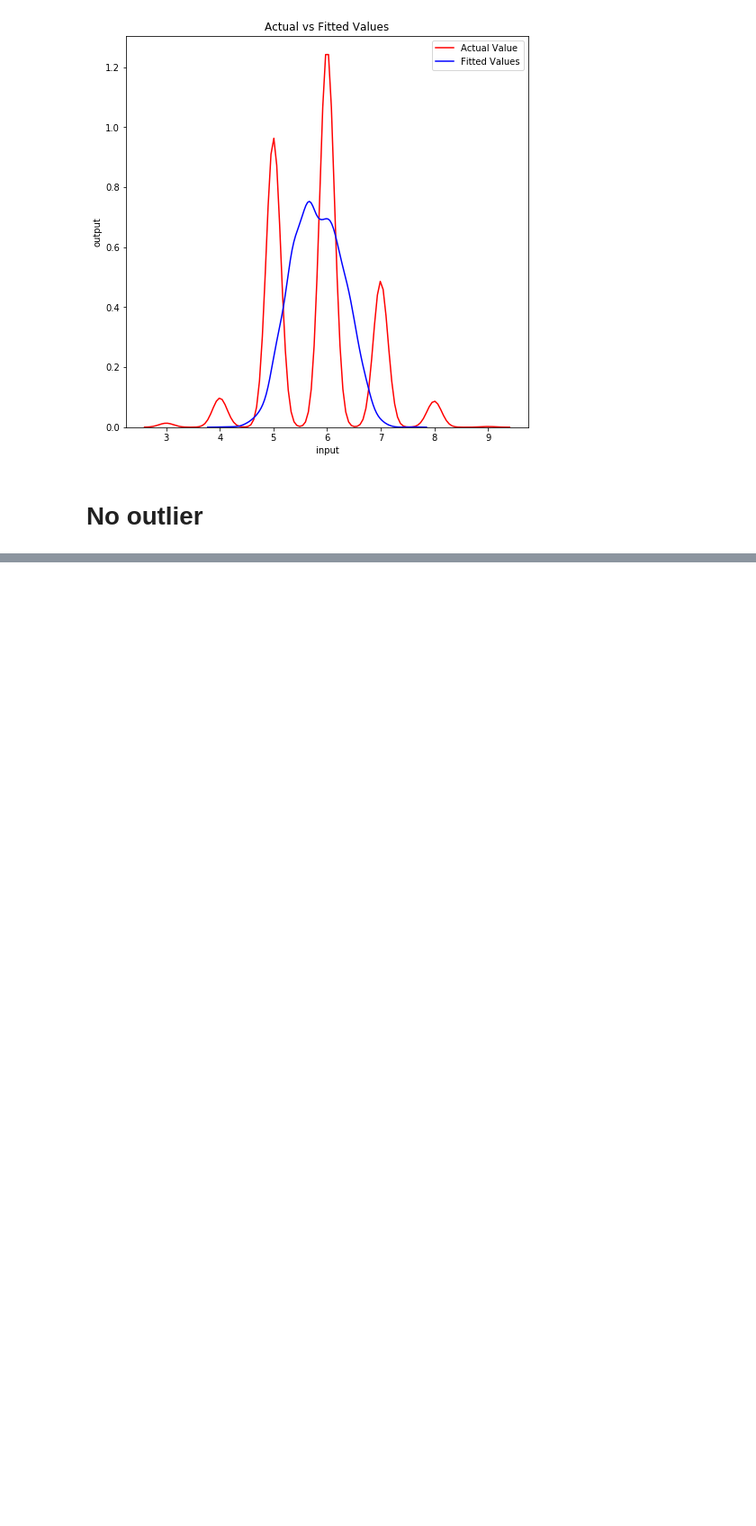
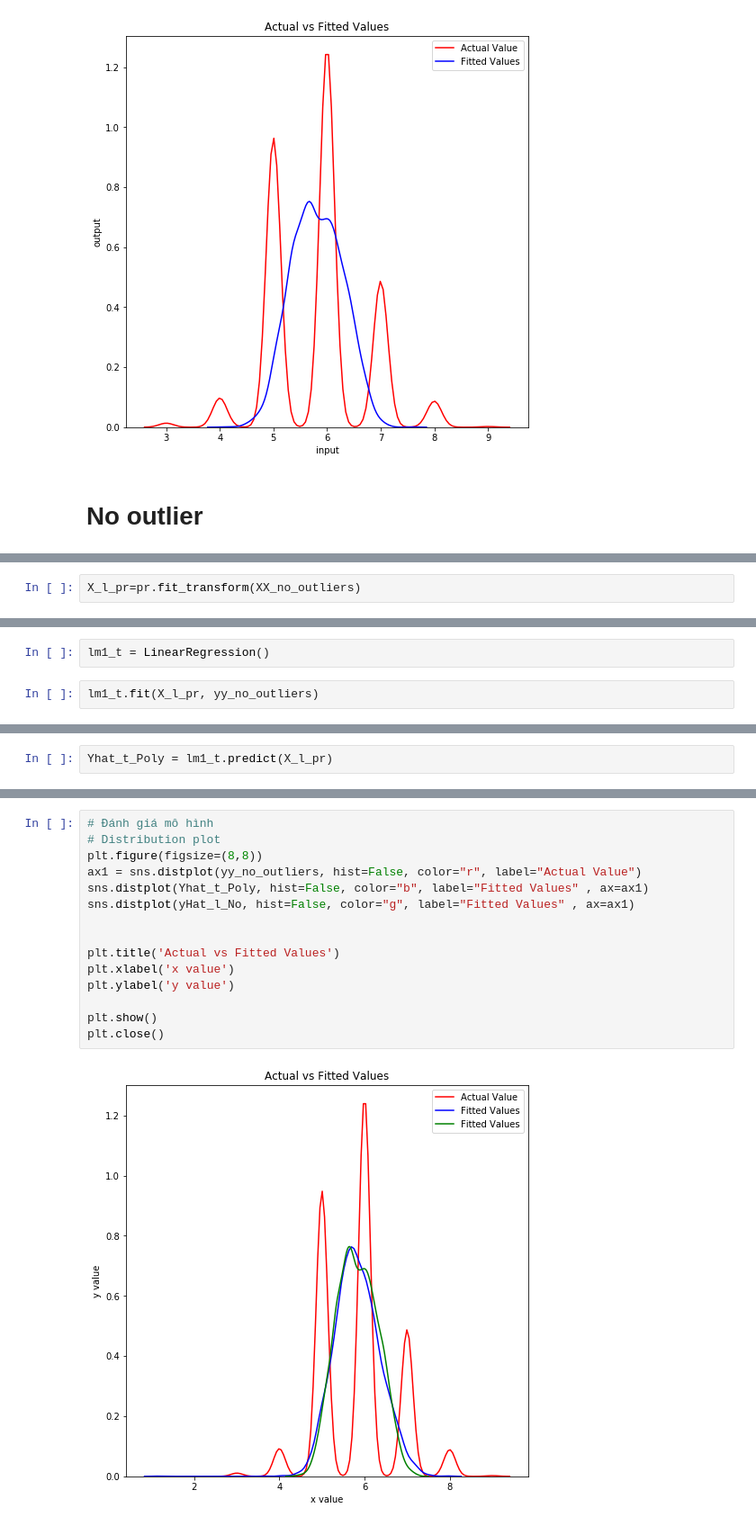
Before and after one commit to dieptran43/LeVanDiep_Pre_processing, a Jupyter notebook: FullName_project_Wine.ipynb, the cells around one changed output, grey strips where cells are left out. Shown at 90% size. Drawn from its saved outputs; the diff is of its cells as text; blank space fills up the shorter version.

Commit message:
Update Poly for Project wine

```diff
--- a/FullName_project_Wine.ipynb
+++ b/FullName_project_Wine.ipynb
@@ -979,0 +1057,2 @@ plt.close()
+# %%
+X_l_pr=pr.fit_transform(XX_no_outliers)
@@ -979,0 +1063,4 @@ plt.close()
+# %%
+lm1_t = LinearRegression()
+# %%
+lm1_t.fit(X_l_pr, yy_no_outliers)
@@ -979,0 +1069,2 @@ plt.close()
+# %%
+Yhat_t_Poly = lm1_t.predict(X_l_pr)
@@ -979,0 +1111,17 @@ plt.close()
+# %%
+# Đánh giá mô hình
+# Distribution plot
+plt.figure(figsize=(8,8))
+ax1 = sns.distplot(yy_no_outliers, hist=False, color="r", label="Actual Value")
+sns.distplot(Yhat_t_Poly, hist=False, color="b", label="Fitted Values" , ax=ax1)
+sns.distplot(yHat_l_No, hist=False, color="g", label="Fitted Values" , ax=ax1)
+
+
+plt.title('Actual vs Fitted Values')
+plt.xlabel('x value')
+plt.ylabel('y value')
+
+plt.show()
+plt.close()
+# %% [output]
+[figure, added]
```
Also changed, not shown: parts of 44 cells of this notebook, 1 other file.
